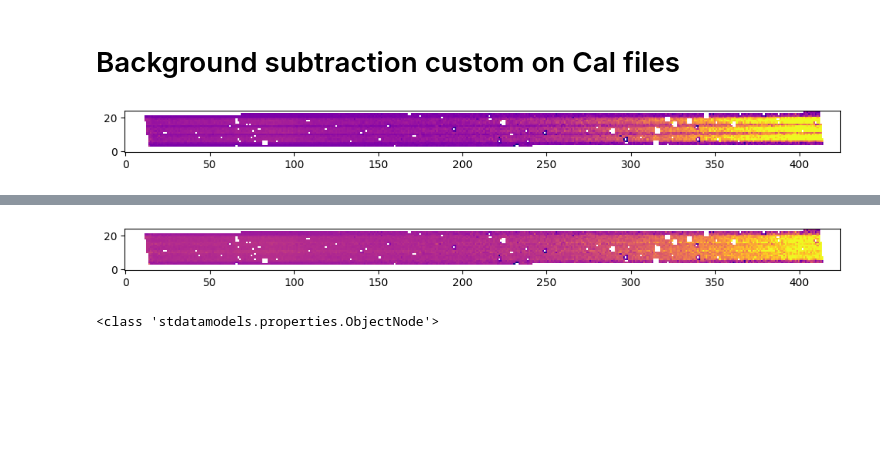
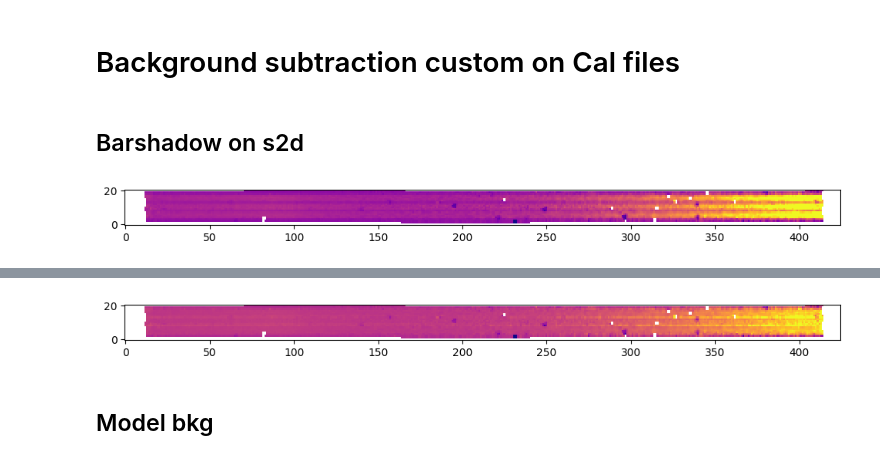
Before and after one commit to TimEpsilon/BetterNIRSpecBackground, a Jupyter notebook: BNBG/Notebooks/ArtifactSearching.ipynb, the cells around one changed output, grey strips where cells are left out. Drawn from its saved outputs; the diff is of its cells as text; code cells hidden in the pictures; blank space fills up the shorter version.

```diff
--- a/BNBG/Notebooks/ArtifactSearching.ipynb
+++ b/BNBG/Notebooks/ArtifactSearching.ipynb
@@ -280,25 +280,24 @@ slider2.on_changed(update)
 plt.show()
 # %% [markdown]
 # Background subtraction custom on Cal files
+# %% [markdown]
+## Barshadow on s2d
 # %%
 from jwst.barshadow import BarShadowStep
 
 cal = dm.open(directory+"NoSub/jw01345063001_03101_00001_nrs1_cal.fits")
+s2d = dm.open(directory+"NoSub/jw01345063001_03101_00001_nrs1_s2d.fits")
 
 plt.figure(figsize=(12,4))
-z1, z2 = ZScaleInterval().get_limits(cal.slits[0].data)
-plt.imshow(cal.slits[0].data, origin='lower', interpolation='none', cmap="plasma", vmin=z1, vmax=z2)
+z1, z2 = ZScaleInterval().get_limits(s2d.slits[0].data)
+plt.imshow(s2d.slits[0].data, origin='lower', interpolation='none', cmap="plasma", vmin=z1, vmax=z2)
 plt.show()
 
-ratio = cal.slits[0].data
-
-cal = BarShadowStep().call(cal, source_type="UNIFORM")
+s2d = BarShadowStep().call(s2d, source_type="UNIFORM")
 
 plt.figure(figsize=(12,4))
-z1, z2 = ZScaleInterval().get_limits(cal.slits[0].data)
-plt.imshow(cal.slits[0].data, origin='lower', interpolation='none', cmap="plasma", vmin=z1, vmax=z2)
+z1, z2 = ZScaleInterval().get_limits(s2d.slits[0].data)
+plt.imshow(s2d.slits[0].data, origin='lower', interpolation='none', cmap="plasma", vmin=z1, vmax=z2)
 plt.show()
-
-print(type(cal.slits[0]))
 # %% [output]
-[figure, old version]
+[figure, new version]
@@ -322,3 +321,4 @@ print(type(cal.slits[0]))
-[figure, old version]
+[figure, new version]
-<class 'stdatamodels.properties.ObjectNode'>
+# %% [markdown]
+## Model bkg
 # %%
```
Also changed, not shown: parts of 7 cells of this notebook, 5 other files.
